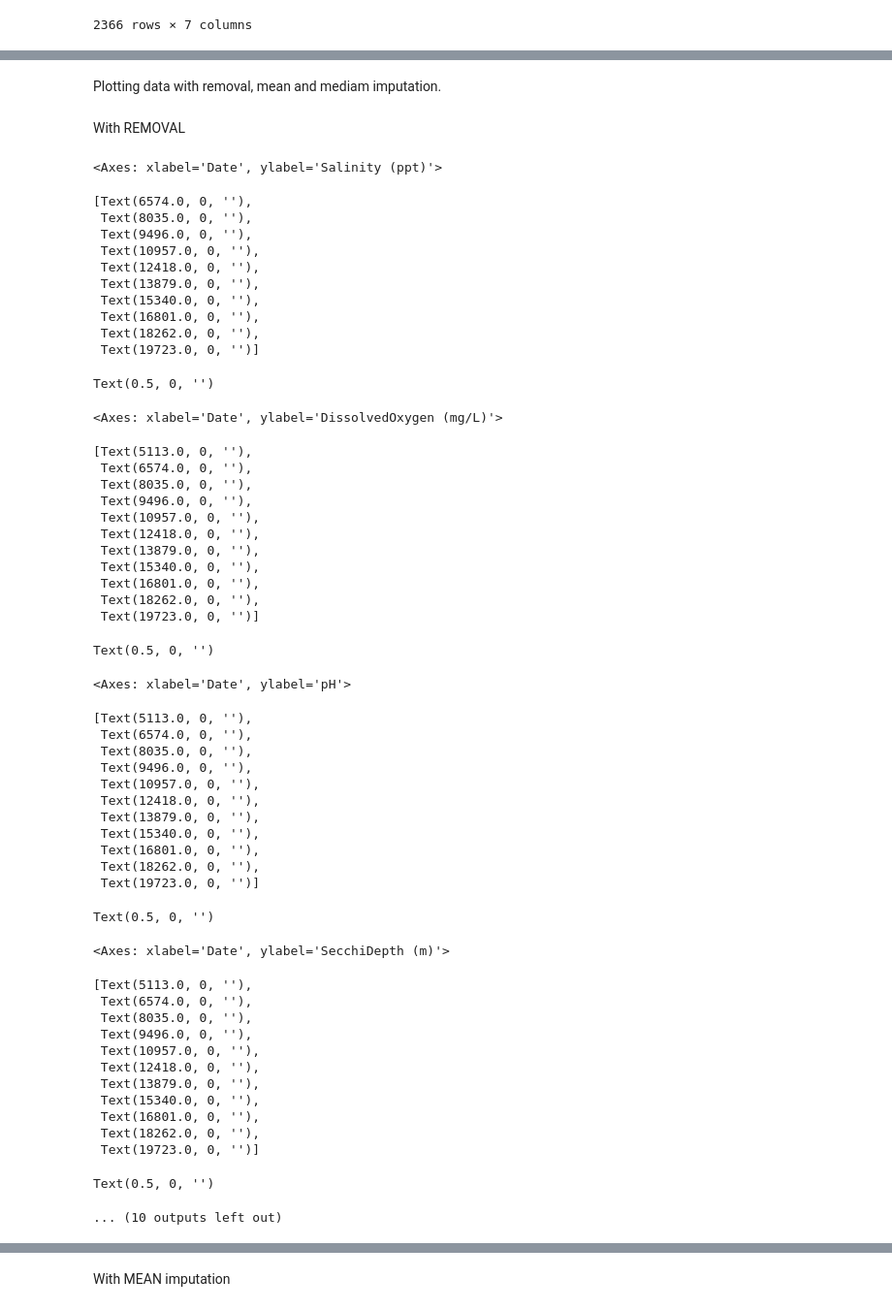
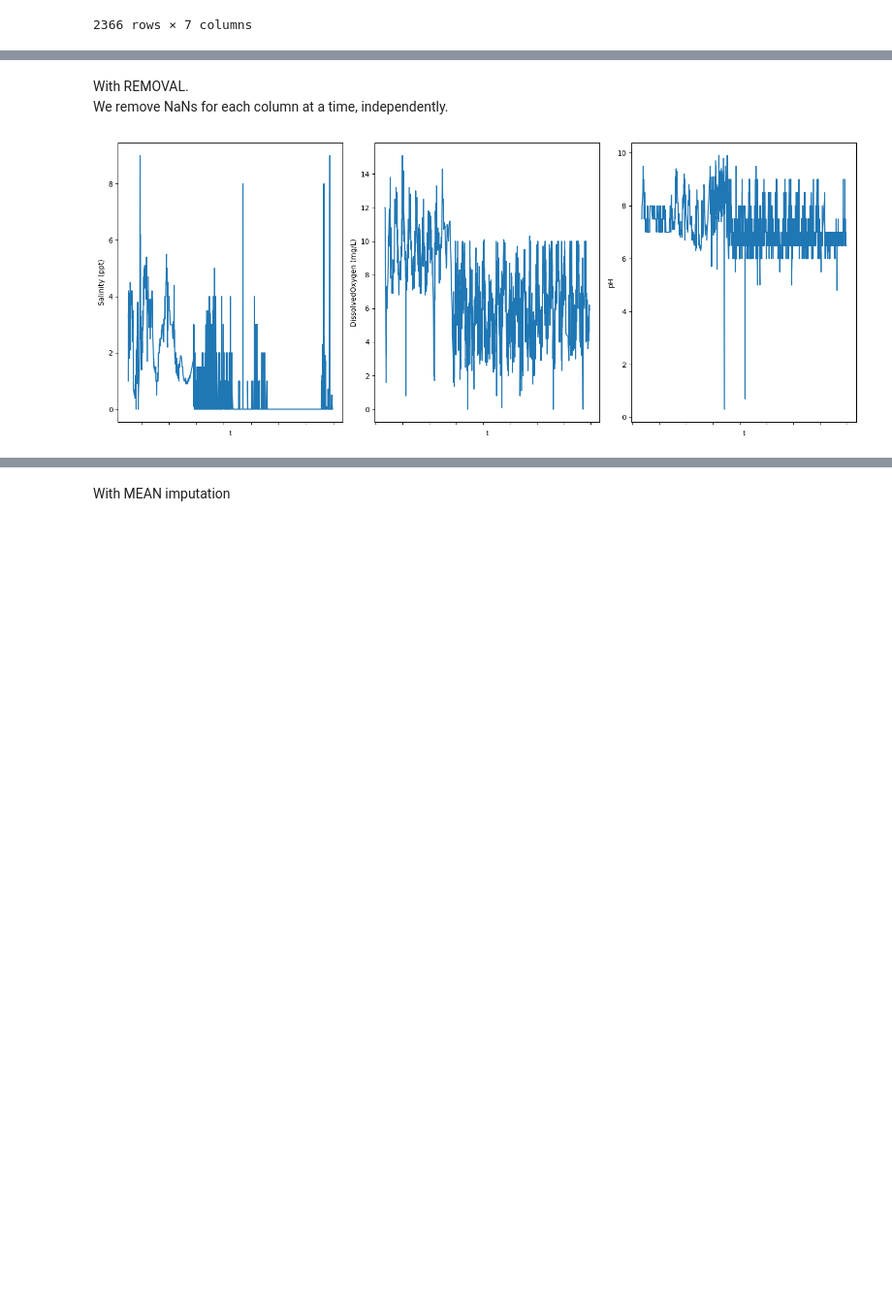
Before and after one commit to ch-1221-777/WaterQuality_EDA, a Jupyter notebook: waterquality-eda.ipynb, the cells around one changed output, grey strips where cells are left out. Shown at 97% size. Cells and saved outputs as stored; diff of their text form; code cells hidden in the pictures; blank space fills up the shorter version.

```diff
--- a/waterquality-eda.ipynb
+++ b/waterquality-eda.ipynb
@@ -122,5 +130,4 @@ How do different methods of dealing with NaNs affect data?
-# %% [markdown]
-Plotting data with removal, mean and mediam imputation.
-# %% [markdown]
-With REMOVAL
+# %% [markdown]
+With REMOVAL.
+We remove NaNs for each column at a time, independently.
 # %%
@@ -130,70 +137,19 @@ InteractiveShell.ast_node_interactivity = "all"
 # %%
-df = df_waterquality
-fig, axes = plt.subplots(nrows=1, ncols=7, figsize=(15, 6))
+df = df_waterquality.iloc[:,:3]
+
+fig, axes = plt.subplots(nrows=1, ncols=3, figsize=(15, 6))
 
 # Loop through the columns and plot
 for i, col in enumerate(df.columns):
-    #print(i,col)
-    df1= df
+
     df1 = df.dropna(subset=[col])
-    sns.lineplot(data=df1[col], ax=axes[i])
+    df1[col].plot(ax=axes[i])
     axes[i].set_xticklabels(())
-    axes[i].set_xlabel("")
-
+    axes[i].set_xlabel('t')
+    axes[i].set_ylabel(col)
 plt.tight_layout()
 plt.show()
 # %% [output]
-<Axes: xlabel='Date', ylabel='Salinity (ppt)'>
-[Text(6574.0, 0, ''),
- Text(8035.0, 0, ''),
- Text(9496.0, 0, ''),
- Text(10957.0, 0, ''),
- Text(12418.0, 0, ''),
- Text(13879.0, 0, ''),
- Text(15340.0, 0, ''),
- Text(16801.0, 0, ''),
- Text(18262.0, 0, ''),
- Text(19723.0, 0, '')]
-Text(0.5, 0, '')
-<Axes: xlabel='Date', ylabel='DissolvedOxygen (mg/L)'>
-[Text(5113.0, 0, ''),
- Text(6574.0, 0, ''),
- Text(8035.0, 0, ''),
- Text(9496.0, 0, ''),
- Text(10957.0, 0, ''),
- Text(12418.0, 0, ''),
- Text(13879.0, 0, ''),
- Text(15340.0, 0, ''),
- Text(16801.0, 0, ''),
- Text(18262.0, 0, ''),
- Text(19723.0, 0, '')]
-Text(0.5, 0, '')
-<Axes: xlabel='Date', ylabel='pH'>
-[Text(5113.0, 0, ''),
- Text(6574.0, 0, ''),
- Text(8035.0, 0, ''),
- Text(9496.0, 0, ''),
- Text(10957.0, 0, ''),
- Text(12418.0, 0, ''),
- Text(13879.0, 0, ''),
- Text(15340.0, 0, ''),
- Text(16801.0, 0, ''),
- Text(18262.0, 0, ''),
- Text(19723.0, 0, '')]
-Text(0.5, 0, '')
-<Axes: xlabel='Date', ylabel='SecchiDepth (m)'>
-[Text(5113.0, 0, ''),
- Text(6574.0, 0, ''),
- Text(8035.0, 0, ''),
- Text(9496.0, 0, ''),
- Text(10957.0, 0, ''),
- Text(12418.0, 0, ''),
- Text(13879.0, 0, ''),
- Text(15340.0, 0, ''),
- Text(16801.0, 0, ''),
- Text(18262.0, 0, ''),
- Text(19723.0, 0, '')]
-Text(0.5, 0, '')
-... (10 outputs left out)
+[figure, added]
 # %%
 # Plot the distribution
```
Also changed, not shown: parts of 15 cells of this notebook.
